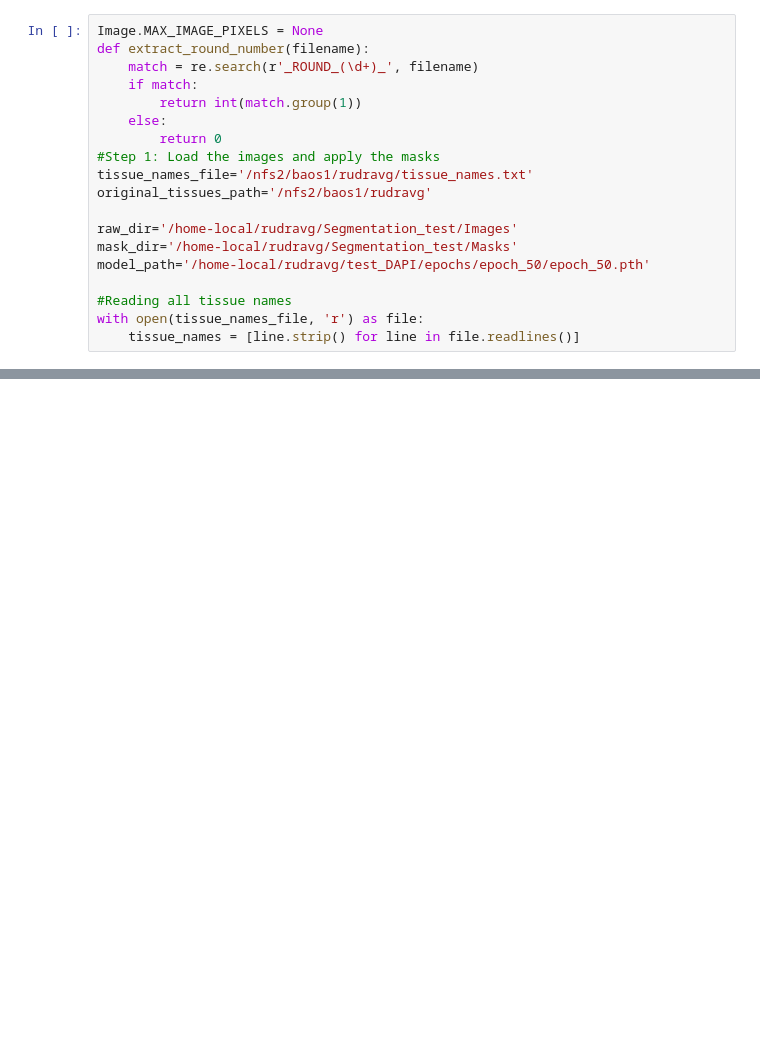
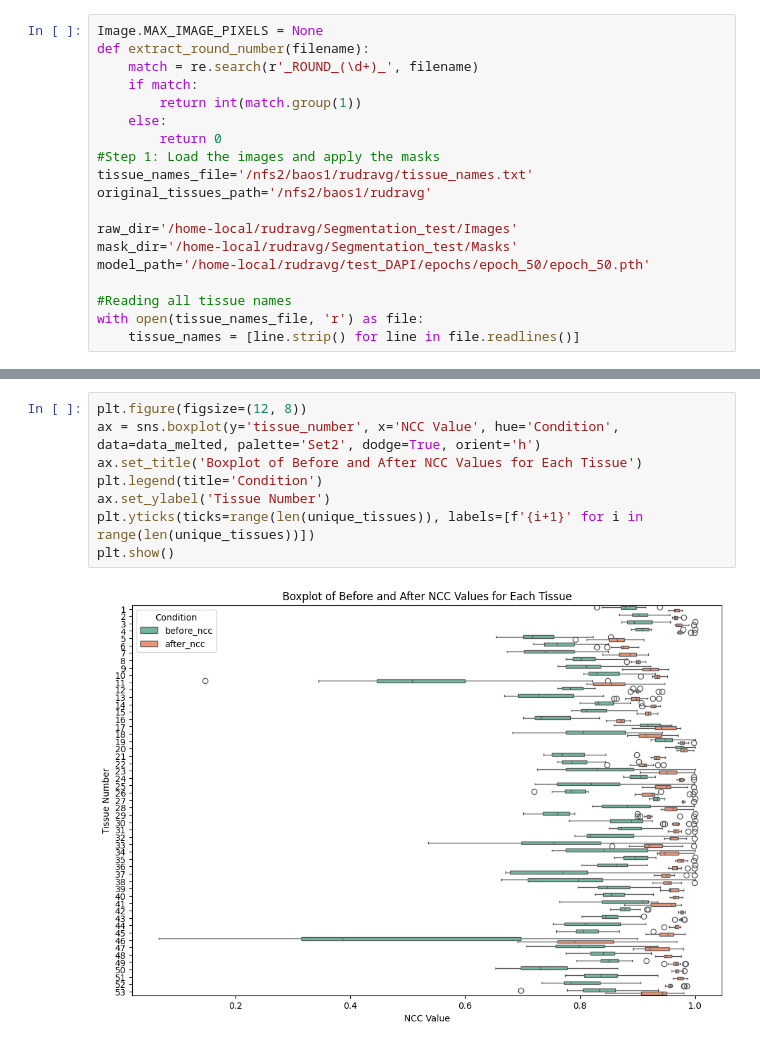
Before and after one commit to MASILab/DAPI_RegNet, a Jupyter notebook: vxl_morph/voxelmorph-dev/all_reg_metrics.ipynb, the cells around one changed output, grey strips where cells are left out. Saved outputs shown, nothing was run; the diff lists cells and outputs as text; blank space fills up the shorter version.

```diff
--- a/vxl_morph/voxelmorph-dev/all_reg_metrics.ipynb
+++ b/vxl_morph/voxelmorph-dev/all_reg_metrics.ipynb
@@ -69,0 +138,10 @@ with open('/nfs2/forGaurav/yesbackup/DAPI_reg/final_metricsoutput.csv', 'w', new
+# %%
+plt.figure(figsize=(12, 8))
+ax = sns.boxplot(y='tissue_number', x='NCC Value', hue='Condition', data=data_melted, palette='Set2', dodge=True, orient='h')
+ax.set_title('Boxplot of Before and After NCC Values for Each Tissue')
+plt.legend(title='Condition')
+ax.set_ylabel('Tissue Number')
+plt.yticks(ticks=range(len(unique_tissues)), labels=[f'{i+1}' for i in range(len(unique_tissues))])
+plt.show()
+# %% [output]
+[figure, added]
```
Also changed, not shown: parts of 7 cells of this notebook.
